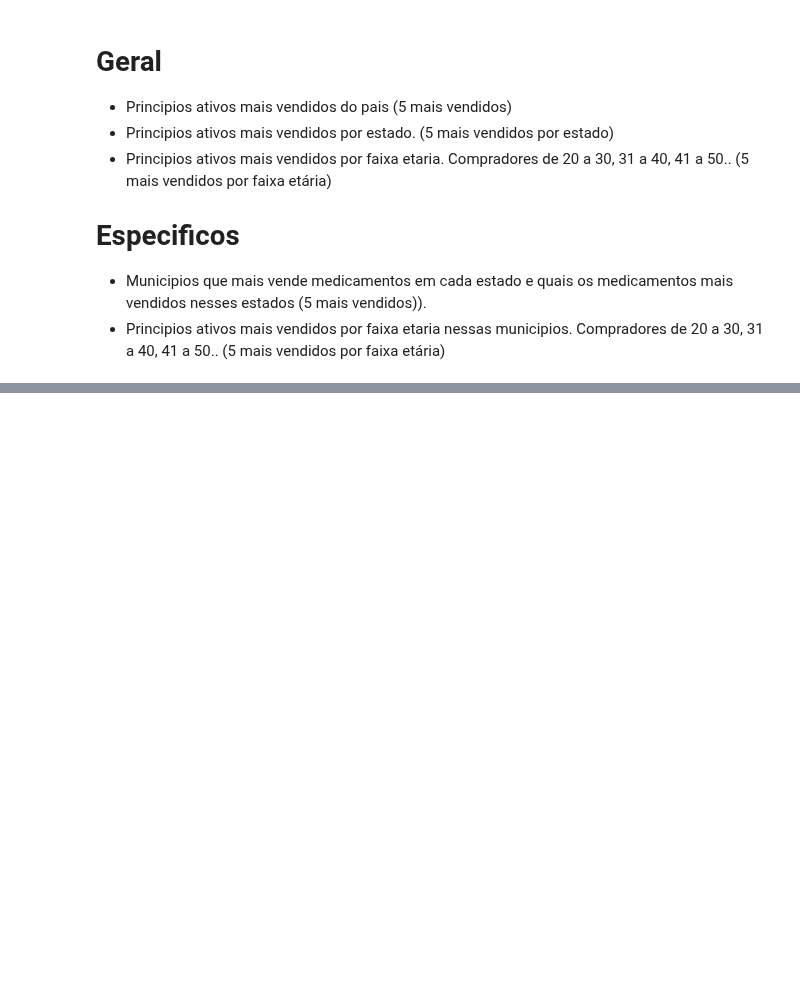
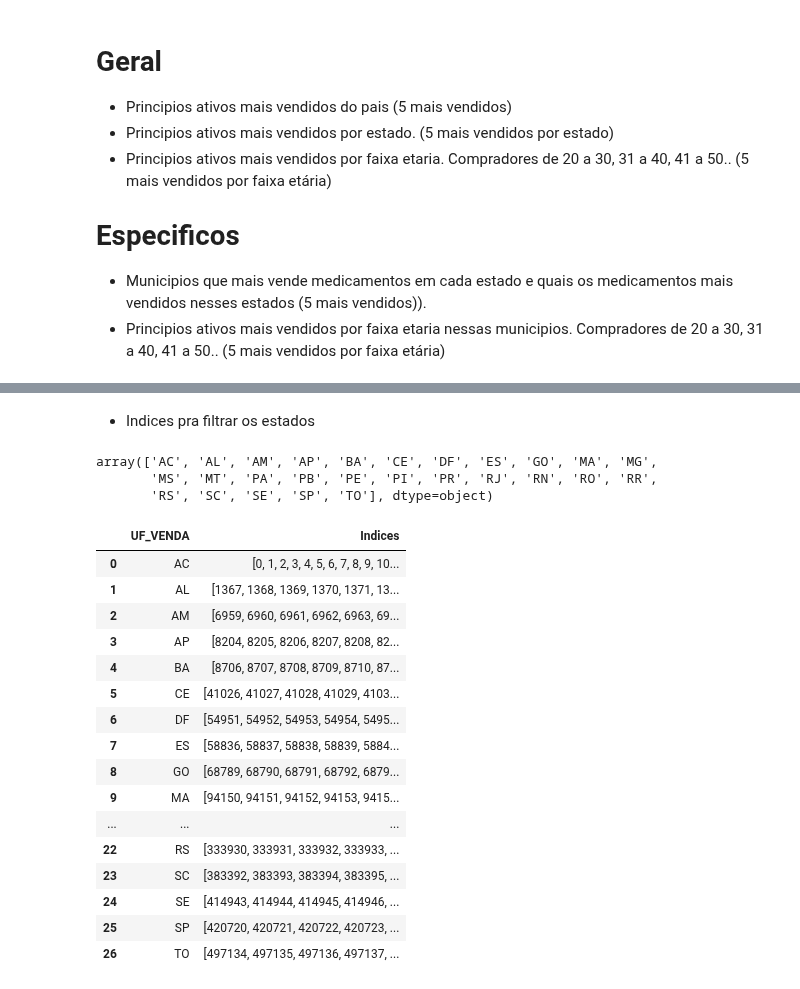
Before and after one commit to HyperaWictor/Trabalho-Final---Modulo-2-Data-Journey-, a Jupyter notebook: projeto_final.ipynb, the cells around one changed output, grey strips where cells are left out. Cells and saved outputs as stored; diff of their text form; code cells hidden in the pictures; blank space fills up the shorter version.

```diff
--- a/projeto_final.ipynb
+++ b/projeto_final.ipynb
@@ -190,0 +182,28 @@ TypeError: reduction operation 'argmax' not allowed for this dtype
+# %% [markdown]
+- Indices pra filtrar os estados
+# %%
+qtd_vendida["UF_VENDA"].unique()
+# %% [output]
+array(['AC', 'AL', 'AM', 'AP', 'BA', 'CE', 'DF', 'ES', 'GO', 'MA', 'MG',
+       'MS', 'MT', 'PA', 'PB', 'PE', 'PI', 'PR', 'RJ', 'RN', 'RO', 'RR',
+       'RS', 'SC', 'SE', 'SP', 'TO'], dtype=object)
+# %%
+qtd_vendida.groupby('UF_VENDA').apply(lambda x: x.index.tolist()).reset_index(name='Indices')
+# %% [output]
+|  | UF_VENDA | Indices |
+| 0 | AC | [0, 1, 2, 3, 4, 5, 6, 7, 8, 9, 10... |
+| 1 | AL | [1367, 1368, 1369, 1370, 1371, 13... |
+| 2 | AM | [6959, 6960, 6961, 6962, 6963, 69... |
+| 3 | AP | [8204, 8205, 8206, 8207, 8208, 82... |
+| 4 | BA | [8706, 8707, 8708, 8709, 8710, 87... |
+| 5 | CE | [41026, 41027, 41028, 41029, 4103... |
+| 6 | DF | [54951, 54952, 54953, 54954, 5495... |
+| 7 | ES | [58836, 58837, 58838, 58839, 5884... |
+| 8 | GO | [68789, 68790, 68791, 68792, 6879... |
+| 9 | MA | [94150, 94151, 94152, 94153, 9415... |
+| ... | ... | ... |
+| 22 | RS | [333930, 333931, 333932, 333933, ... |
+| 23 | SC | [383392, 383393, 383394, 383395, ... |
+| 24 | SE | [414943, 414944, 414945, 414946, ... |
+| 25 | SP | [420720, 420721, 420722, 420723, ... |
+| 26 | TO | [497134, 497135, 497136, 497137, ... |
```
Also changed, not shown: parts of 50 cells of this notebook, 1 other file.
